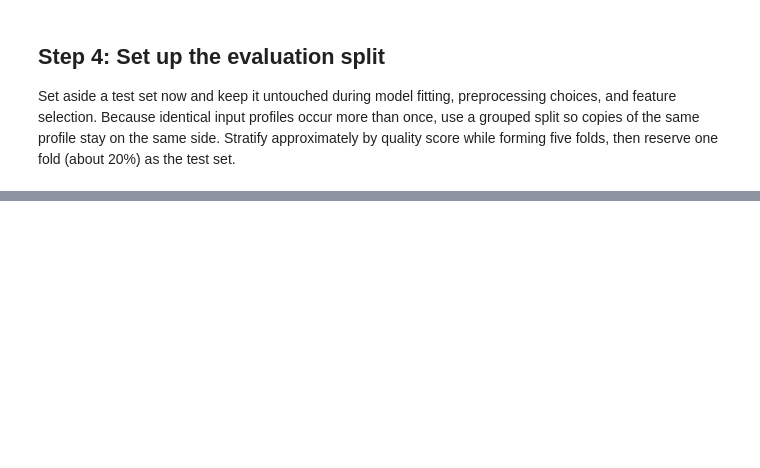
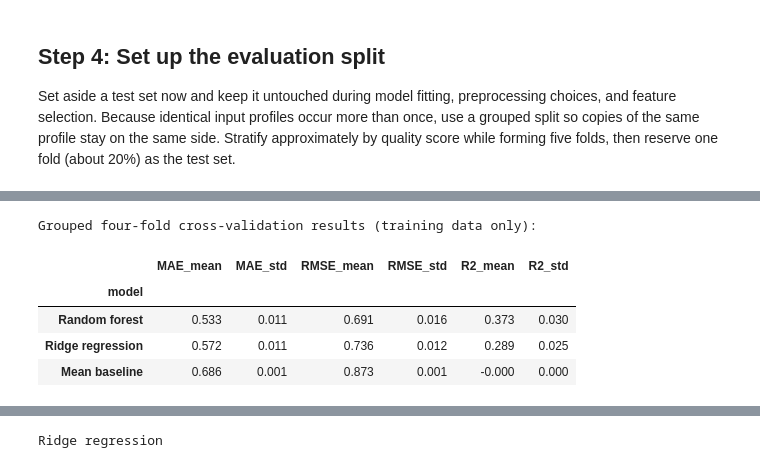
Before and after one commit to AndriyUkrajnets/wine_quality, a Jupyter notebook: wine_quality.ipynb, the cells around one changed output, grey strips where cells are left out. Saved outputs shown, nothing was run; the diff lists cells and outputs as text; code cells hidden in the pictures; blank space fills up the shorter version.

Commit message:
Compare regression models with cross-validation

```diff
--- a/wine_quality.ipynb
+++ b/wine_quality.ipynb
@@ -284,0 +412,79 @@ display(split_quality_counts)
+# %%
+from sklearn.compose import ColumnTransformer
+from sklearn.dummy import DummyRegressor
+from sklearn.ensemble import RandomForestRegressor
+from sklearn.linear_model import Ridge
+from sklearn.model_selection import StratifiedGroupKFold, cross_validate
+from sklearn.pipeline import Pipeline
+from sklearn.preprocessing import OneHotEncoder, StandardScaler
+
+# Build group-aware folds from training rows only.
+cv_groups = groups[train_idx]
+cv = StratifiedGroupKFold(n_splits=4, shuffle=True, random_state=42)
+cv_splits = list(cv.split(X_train, y_train, groups=cv_groups))
+
+# Preprocessing is fitted separately inside each training fold.
+linear_preprocessor = ColumnTransformer([
+    ('numeric', StandardScaler(), feature_cols),
+    ('color', OneHotEncoder(handle_unknown='ignore'), ['color']),
+])
+tree_preprocessor = ColumnTransformer([
+    ('numeric', 'passthrough', feature_cols),
+    ('color', OneHotEncoder(handle_unknown='ignore'), ['color']),
+])
+
+models = {
+    'Mean baseline': Pipeline([
+        ('preprocess', linear_preprocessor),
+        ('regressor', DummyRegressor(strategy='mean')),
+    ]),
+    'Ridge regression': Pipeline([
+        ('preprocess', linear_preprocessor),
+        ('regressor', Ridge(alpha=1.0)),
+    ]),
+    'Random forest': Pipeline([
+        ('preprocess', tree_preprocessor),
+        ('regressor', RandomForestRegressor(
+            n_estimators=200, min_samples_leaf=2, random_state=42, n_jobs=-1
+        )),
+    ]),
+}
+
+scoring = {
+    'MAE': 'neg_mean_absolute_error',
+    'RMSE': 'neg_root_mean_squared_error',
+    'R2': 'r2',
+}
+cv_rows = []
+fold_results = {}
+
+for model_name, model in models.items():
+    scores = cross_validate(
+        model, X_train, y_train, cv=cv_splits, scoring=scoring,
+        return_train_score=False, n_jobs=1
+    )
+    mae = -scores['test_MAE']
+    rmse = -scores['test_RMSE']
+    r2 = scores['test_R2']
+    fold_results[model_name] = pd.DataFrame({'MAE': mae, 'RMSE': rmse, 'R2': r2})
+    cv_rows.append({
+        'model': model_name,
+        'MAE_mean': mae.mean(), 'MAE_std': mae.std(ddof=1),
+        'RMSE_mean': rmse.mean(), 'RMSE_std': rmse.std(ddof=1),
+        'R2_mean': r2.mean(), 'R2_std': r2.std(ddof=1),
+    })
+
+cv_summary = pd.DataFrame(cv_rows).set_index('model').sort_values('MAE_mean')
+print('Grouped four-fold cross-validation results (training data only):')
+display(cv_summary.round(3))
+print('Per-fold scores:')
+for model_name, fold_table in fold_results.items():
+    print(f'\n{model_name}')
+    display(fold_table.round(3))
+# %% [output]
+Grouped four-fold cross-validation results (training data only):
+|  | MAE_mean | MAE_std | RMSE_mean | RMSE_std | R2_mean | R2_std |
+| model |  |  |  |  |  |  |
+| Random forest | 0.533 | 0.011 | 0.691 | 0.016 | 0.373 | 0.030 |
+| Ridge regression | 0.572 | 0.011 | 0.736 | 0.012 | 0.289 | 0.025 |
+| Mean baseline | 0.686 | 0.001 | 0.873 | 0.001 | -0.000 | 0.000 |
@@ -284,0 +499 @@ display(split_quality_counts)
+Ridge regression
```
Also changed, not shown: parts of 8 cells of this notebook.
